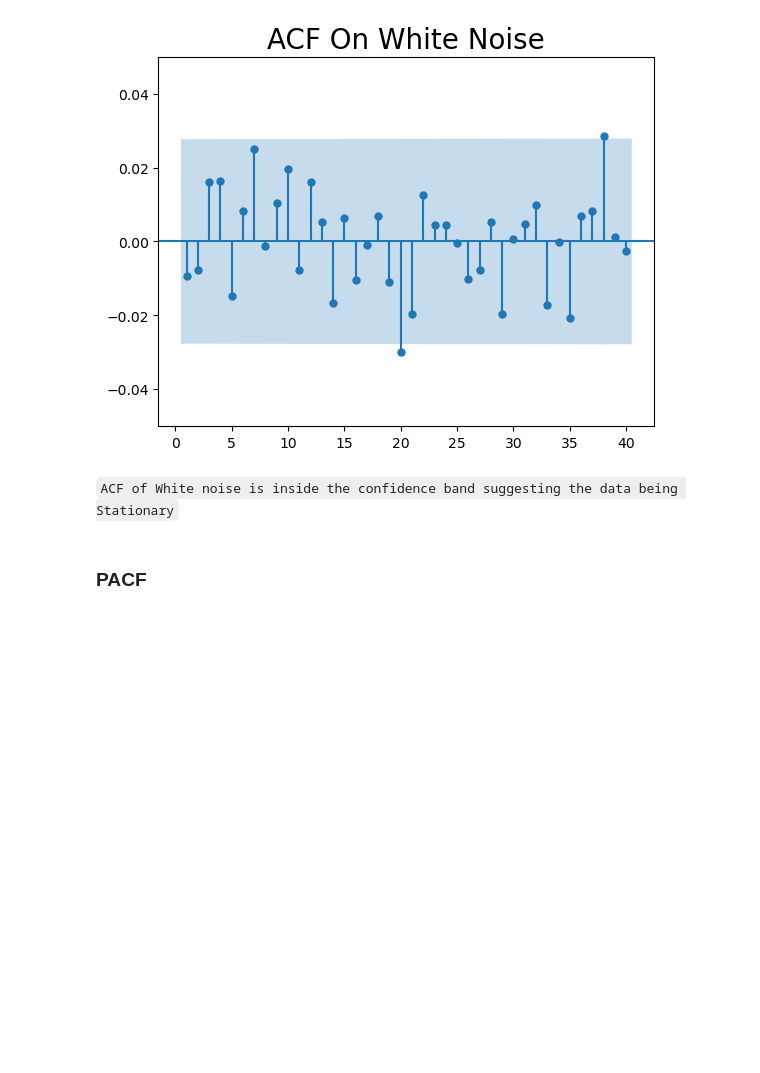
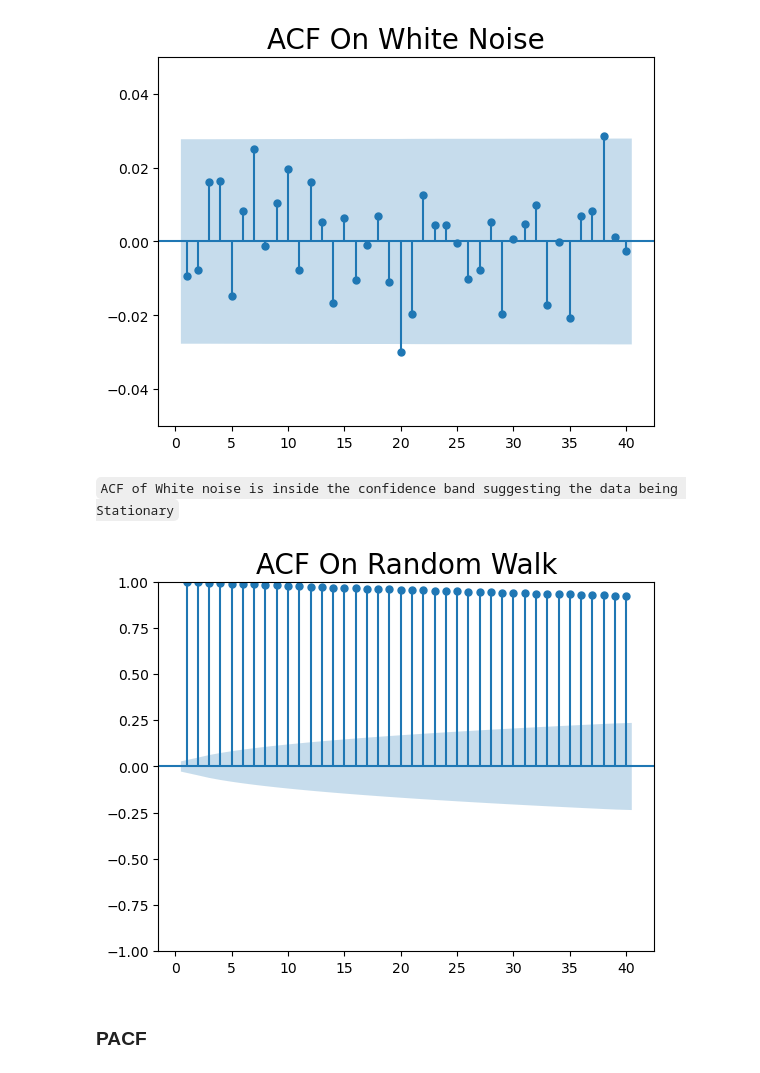
Before and after one commit to PradhumanSoni/Time-Series-Analysis, a Jupyter notebook: code_files/Section 5 - Working with Time Series in Python - Template .ipynb, the cells around one changed output. Saved outputs shown, nothing was run; the diff lists cells and outputs as text; code cells hidden in the pictures; blank space fills up the shorter version.

```diff
--- a/code_files/Section 5 - Working with Time Series in Python - Template .ipynb
+++ b/code_files/Section 5 - Working with Time Series in Python - Template .ipynb
@@ -260,5 +260,12 @@ plt.show()
 [figure]
 # %% [markdown]
 `ACF of White noise is inside the confidence band suggesting the data being Stationary`
+# %%
+# Checking ACF For random walk
+sgt.plot_acf(df_train.rw,lags=40,zero=False)
+plt.title("ACF On Random Walk",size=20)
+plt.show()
+# %% [output]
+[figure, added]
 # %% [markdown]
 ### PACF
```
Also changed, not shown: parts of 3 cells of this notebook.
